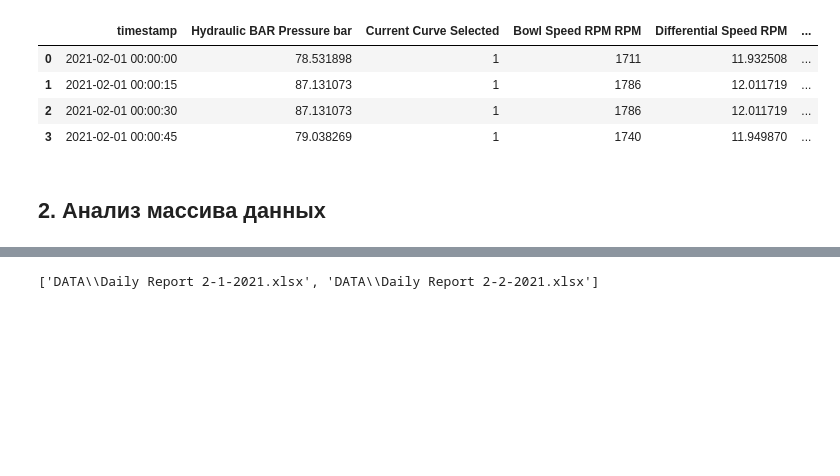
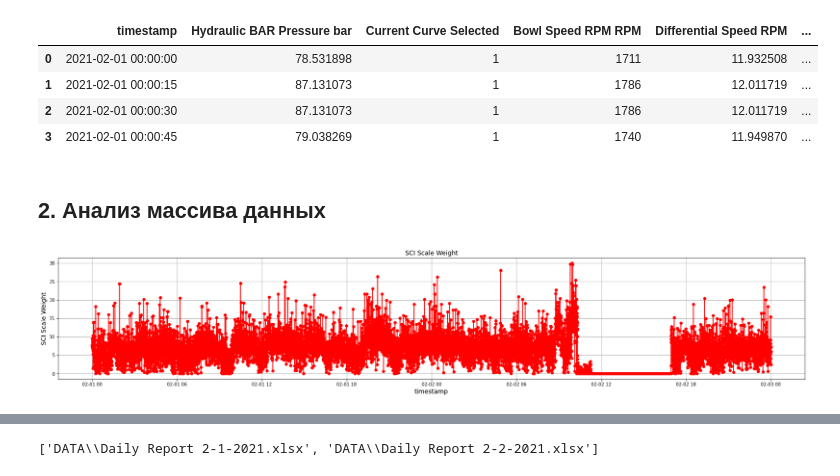
Before and after one commit to Randyrofed/Smart_Diagnosis, a Jupyter notebook: Smart_diagnosis.ipynb, the cells around one changed output, grey strips where cells are left out. Drawn from its saved outputs; the diff is of its cells as text; code cells hidden in the pictures; blank space fills up the shorter version.

```diff
--- a/Smart_diagnosis.ipynb
+++ b/Smart_diagnosis.ipynb
@@ -45,0 +45,10 @@ excl_merged.plot(figsize=(18, 5));
+# %%
+plt.figure(figsize=(30, 5))
+plt.plot(excl_merged['timestamp'], excl_merged['SCI Scale Weight'], color='red', marker='o')
+plt.title('SCI Scale Weight', fontsize=14)
+plt.xlabel('timestamp', fontsize=14)
+plt.ylabel('SCI Scale Weight', fontsize=14)
+plt.grid(True)
+plt.show()
+# %% [output]
+[figure, added]
```
Also changed, not shown: parts of 7 cells of this notebook, 27 other files.
